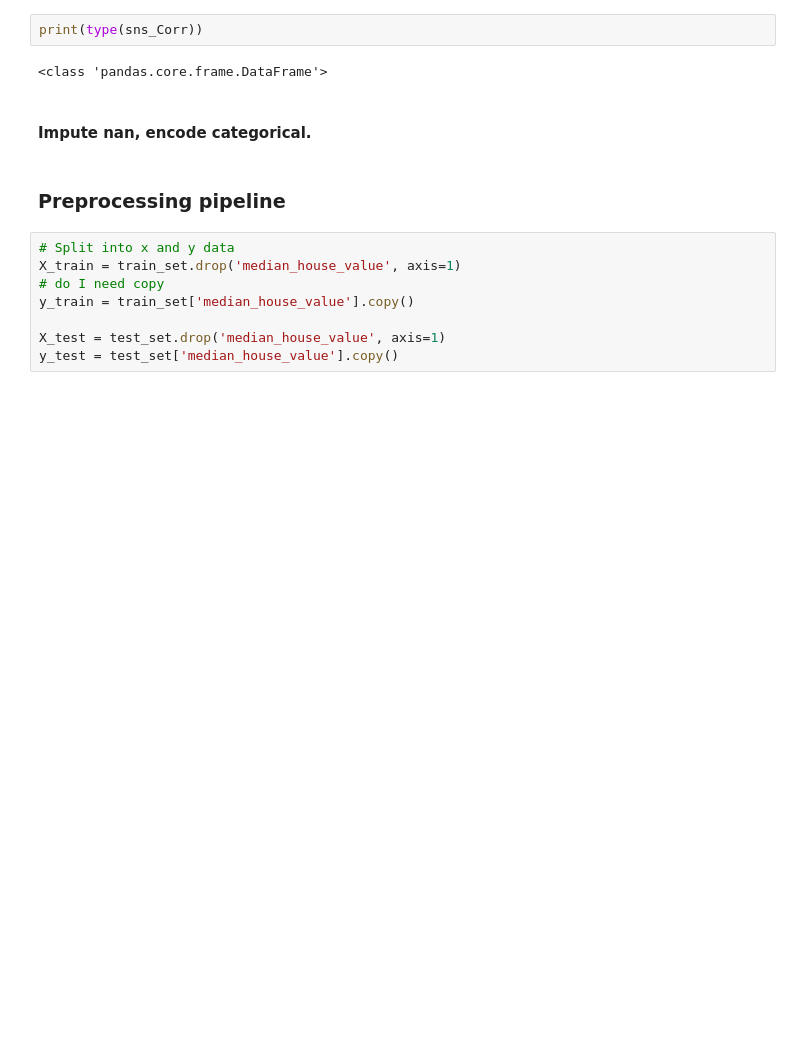
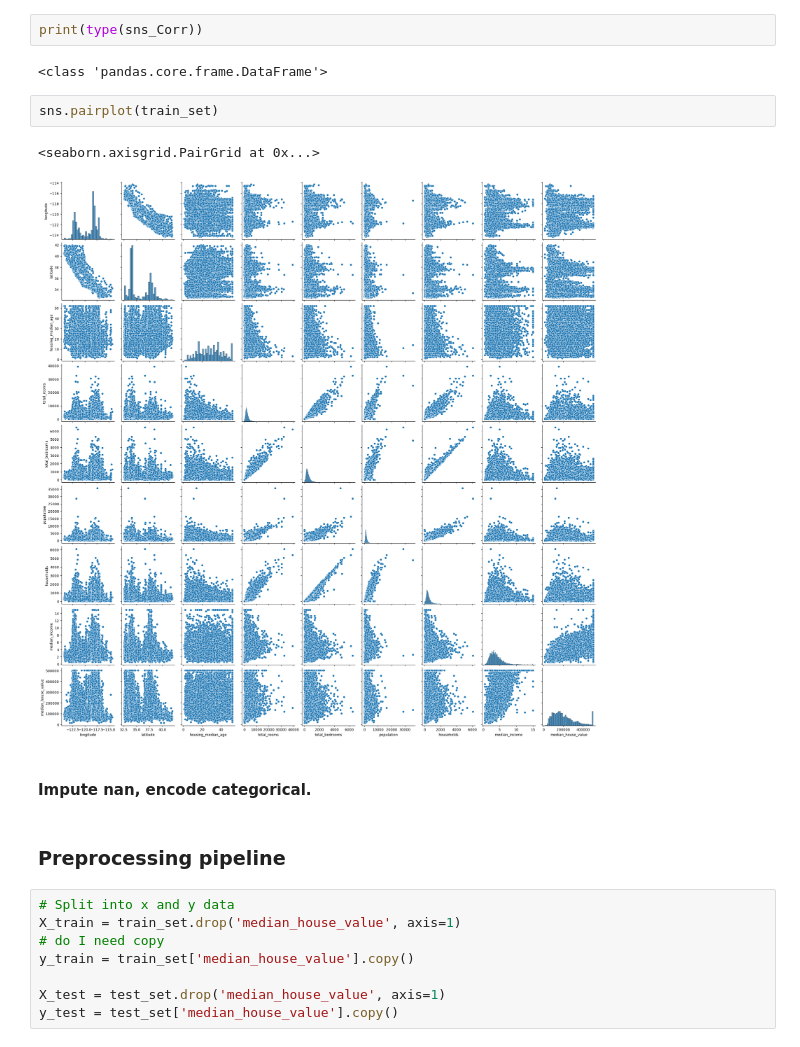
Before and after one commit to karinsandraerika/ML_housing, a Jupyter notebook: HOUSING.ipynb, the cells around one changed output. Drawn from its saved outputs; the diff is of its cells as text; blank space fills up the shorter version.

```diff
--- a/HOUSING.ipynb
+++ b/HOUSING.ipynb
@@ -183,6 +194,11 @@ sns.heatmap(sns_Corr, annot=True, linewidth=.5, cmap = "mako", fmt=".2f")
 print(type(sns_Corr))
 # %% [output]
 <class 'pandas.core.frame.DataFrame'>
+# %%
+sns.pairplot(train_set)
+# %% [output]
+<seaborn.axisgrid.PairGrid at 0x...>
+[figure, added]
 # %% [markdown]
 #### Impute nan, encode categorical.
 # %% [markdown]
```
Also changed, not shown: parts of 42 cells of this notebook, 1 other file.
